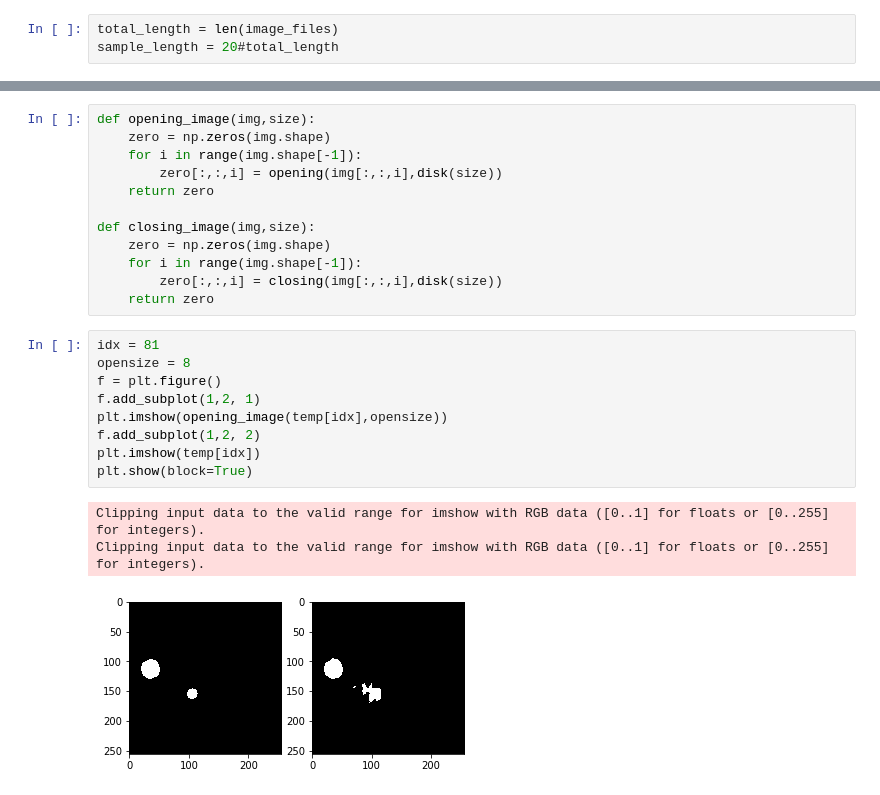
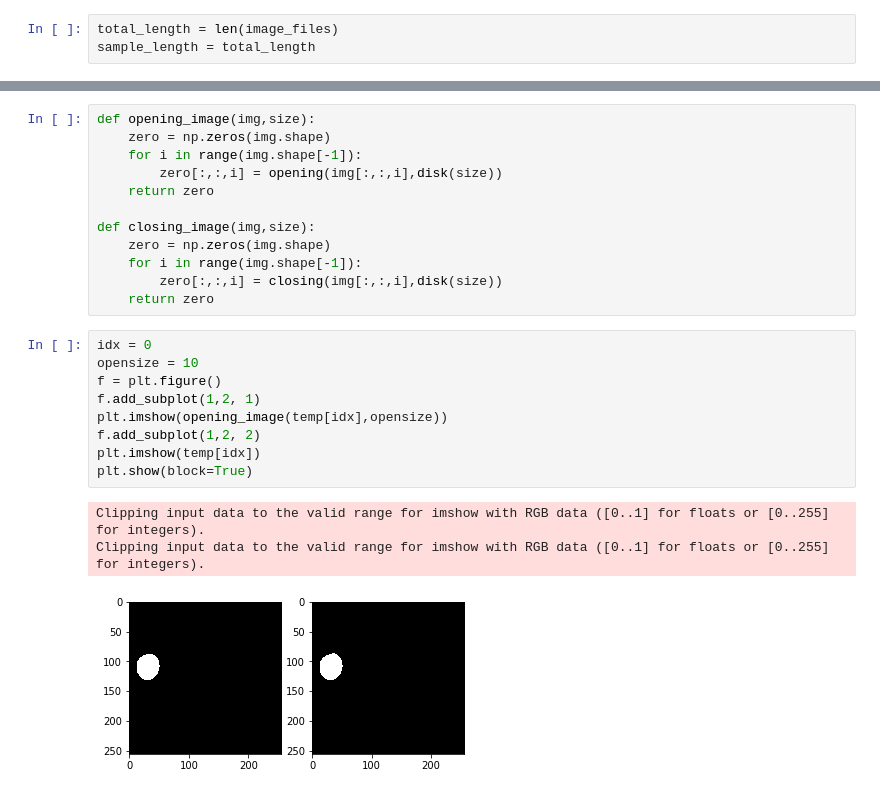
Before and after one commit to cksruf91/Glaucoma_master, a Jupyter notebook: test.ipynb, the cells around one changed output, grey strips where cells are left out. Drawn from its saved outputs; the diff is of its cells as text.

```diff
--- a/test.ipynb
+++ b/test.ipynb
@@ -38,5 +35,5 @@ for (path, dir, files) in os.walk(TEST_IMAGE):
         image_files.append(os.path.join(path, file))
 # %%
 total_length = len(image_files)
-sample_length = 20#total_length
+sample_length = total_length
 # %%
@@ -120,18 +114,18 @@ def closing_image(img,size):
         zero[:,:,i] = closing(img[:,:,i],disk(size))
     return zero
 # %%
-idx = 81
-opensize = 8
+idx = 0
+opensize = 10
 f = plt.figure()
 f.add_subplot(1,2, 1)
 plt.imshow(opening_image(temp[idx],opensize))
 f.add_subplot(1,2, 2)
 plt.imshow(temp[idx])
 plt.show(block=True)
 # %% [output]
 Clipping input data to the valid range for imshow with RGB data ([0..1] for floats or [0..255] for integers).
 Clipping input data to the valid range for imshow with RGB data ([0..1] for floats or [0..255] for integers).
-[figure, old version]
+[figure, new version]
 # %%
 # idx =81
 f = plt.figure()
```
Also changed, not shown: parts of 8 cells of this notebook, 15 other files.
